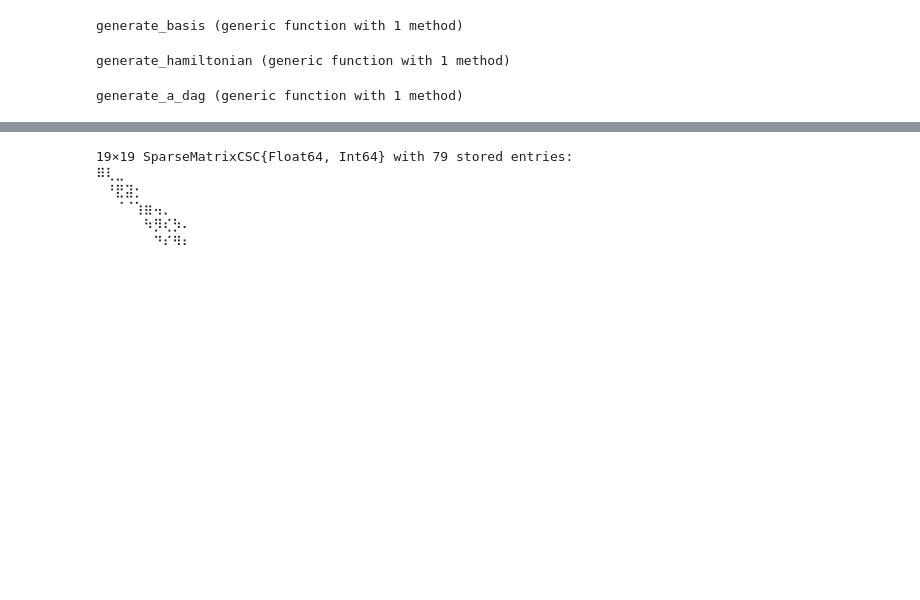
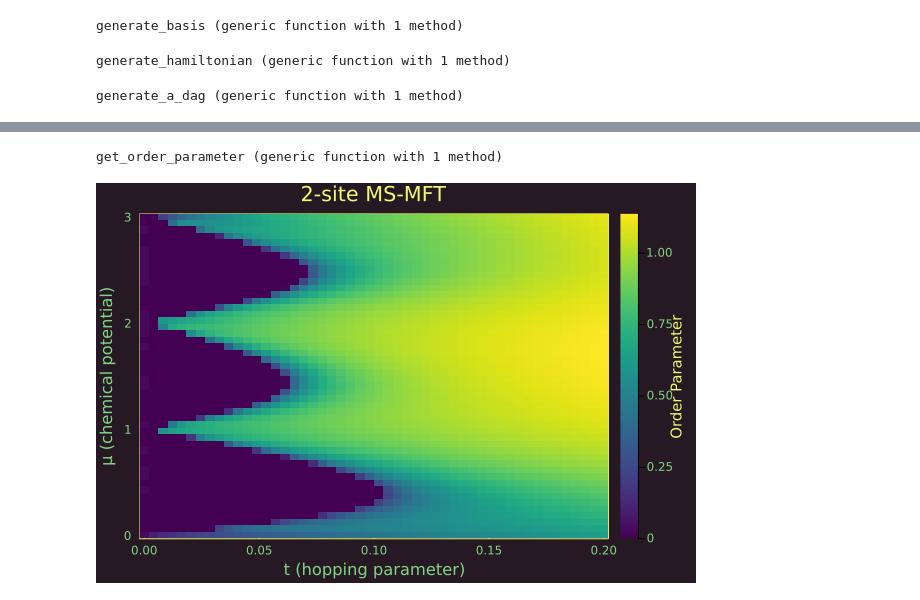
Before and after one commit to 20akshay00/MSThesis, a Jupyter notebook: src/Solving_BHM/ClusterMFT.ipynb, the cells around one changed output, grey strips where cells are left out. Saved outputs shown, nothing was run; the diff lists cells and outputs as text; code cells hidden in the pictures; blank space fills up the shorter version.

```diff
--- a/src/Solving_BHM/ClusterMFT.ipynb
+++ b/src/Solving_BHM/ClusterMFT.ipynb
@@ -154,9 +134,28 @@ basis, H = generate_fock_hamiltonian(0.01, 1, 2, 3, 3);
-# %%
-H
-# %% [output]
-19×19 SparseMatrixCSC{Float64, Int64} with 79 stored entries:
-⠿⢇⣀⠀⠀⠀⠀⠀⠀⠀
-⠀⠘⣟⣽⡂⠀⠀⠀⠀⠀
-⠀⠀⠈⠈⢱⣶⢤⡀⠀⠀
-⠀⠀⠀⠀⠀⠳⡻⢎⡳⠄
-⠀⠀⠀⠀⠀⠀⠙⠎⠻⠆
+# %%
+function generate_fock_basis(n_max, num_sites)
+    basis = []
+    for n in 1:n_max
+        push!(basis, generate_basis(n, num_sites))
+    end
+
+    return basis
+end
+
+function generate_fock_operator(param, op_func, basis)
+    ops = []
+
+    for n in 1:n_max
+        push!(ops, op_func(param, basis[n]))
+    end
+
+    return blockdiag(ops...)
+end
+
+get_H(H, V_MF, t, psi) = H + (t * (-psi * V_MF + 2 * psi^2 * I))
+
+function get_order_parameter(H, V_MF, t)
+    E_gs(psi) = eigsolve(get_H(H, V_MF, t, psi[1]), 1, :SR)[1][1] |> real
+    return Optim.minimizer(optimize(E_gs, zeros(1)))[1]
+end
+# %% [output]
+get_order_parameter (generic function with 1 method)
@@ -162,0 +174,20 @@ H
+# %%
+num_points = 50
+t = range(start = 0, stop = 0.2, length = num_points)
+mu = range(start = 0, stop = 3, length = num_points)
+
+order_param = zeros((num_points, num_points))
+
+for k1 in 1:num_points, k2 in 1:num_points
+    order_param[k2, k1] = abs(get_order_parameter((t[k1] * Hk) + Hv - (mu[k2] * Hn), V_MF, t[k1]))
+end
+# %%
+p1 = heatmap(t, mu, order_param)
+plot!(
+    ylabel = "μ (chemical potential)",
+    xlabel = "t (hopping parameter)",
+    framestyle = :box,
+    title = "2-site MS-MFT",
+    colorbar_title = "Order Parameter")
+# %% [output]
+[figure, added]
```
Also changed, not shown: parts of 8 cells of this notebook, 2 other files.
